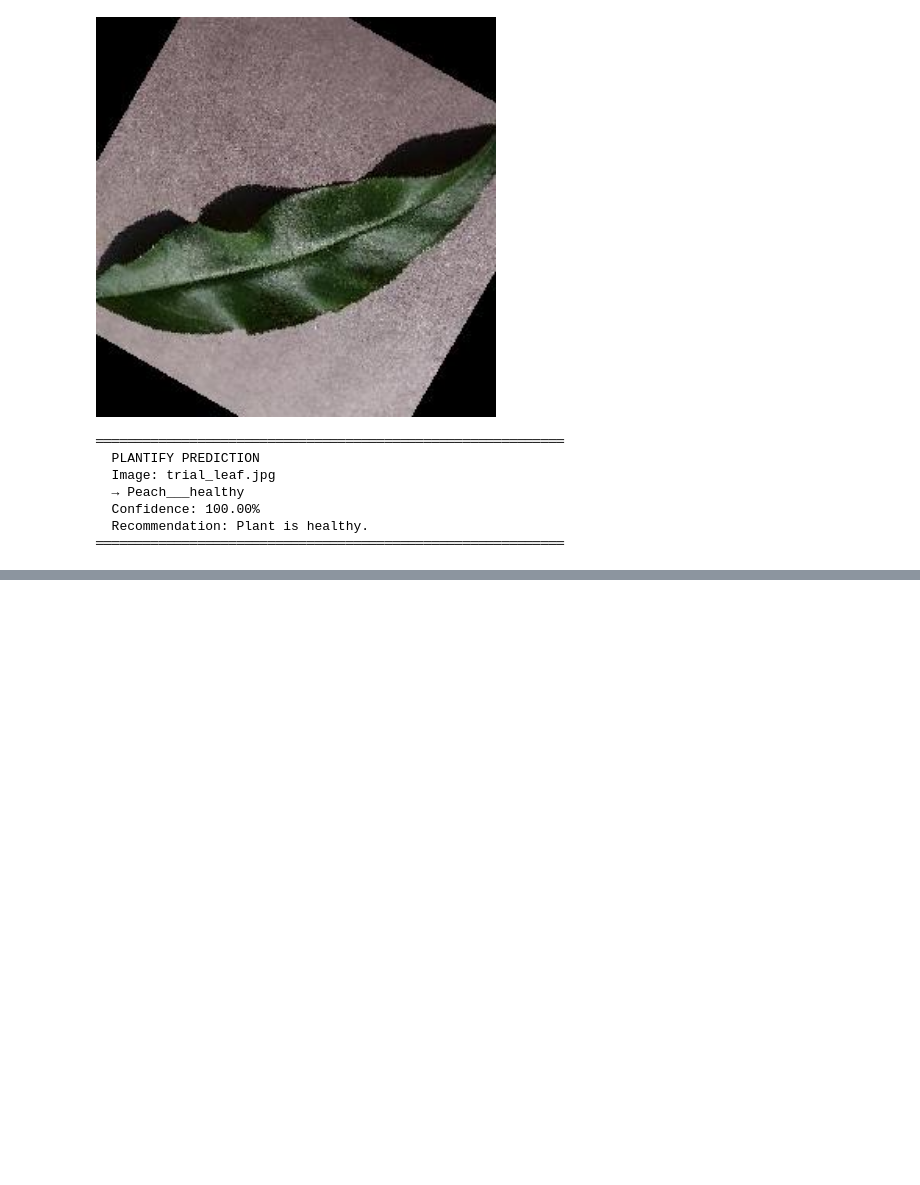
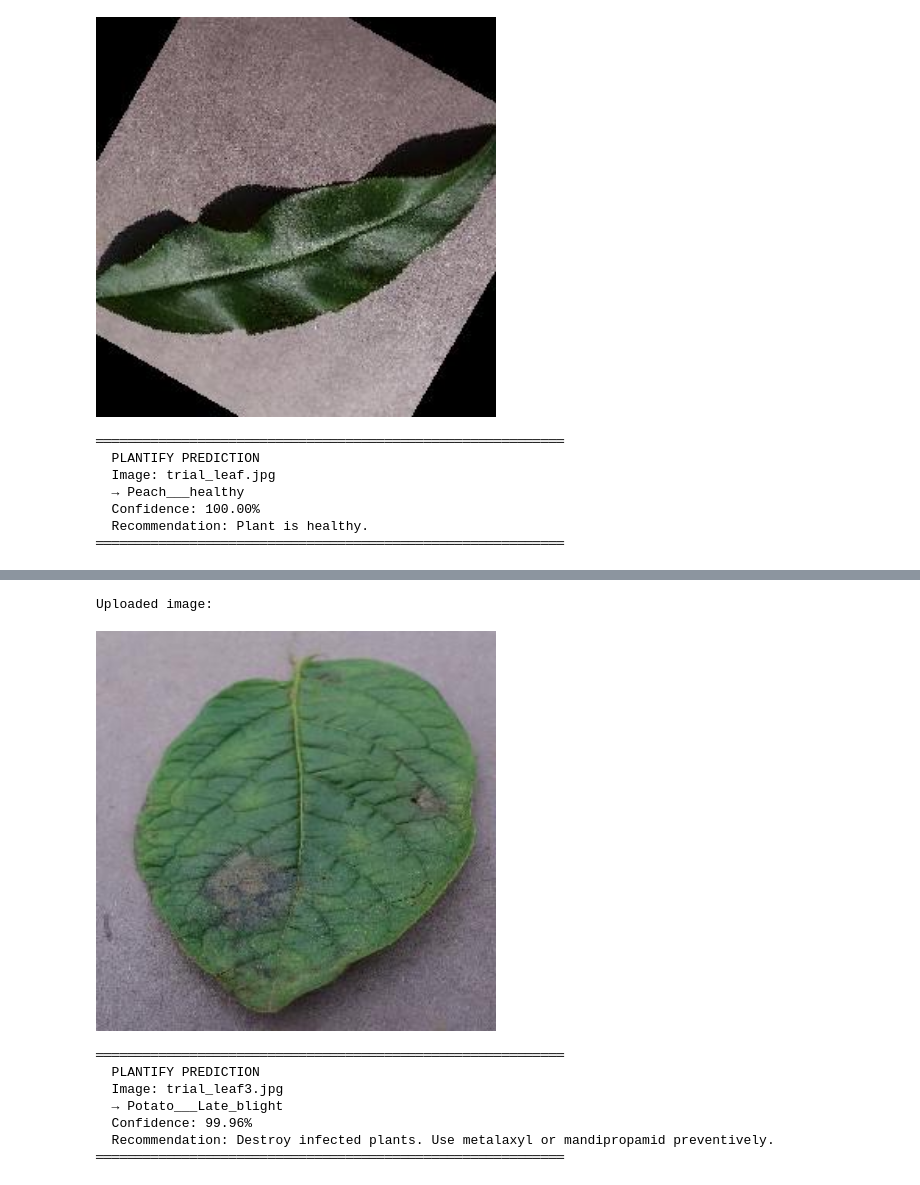
Before and after one commit to Tanishtha-Reddy/Plantify-Disease-Detection-for-Crops, a Jupyter notebook: Plantify_Disease_Detection.ipynb, the cells around one changed output, grey strips where cells are left out. Drawn from its saved outputs; the diff is of its cells as text; code cells hidden in the pictures; blank space fills up the shorter version.

```diff
--- a/Plantify_Disease_Detection.ipynb
+++ b/Plantify_Disease_Detection.ipynb
@@ -506,30 +534,0 @@ Drive already mounted at /content/drive; to attempt to forcibly remount, call dr
-# %%
-import torch
-import torch.nn as nn
-from torchvision import models, transforms
-from PIL import Image as PILImage   # ← use different name to avoid conflict
-import json
-from IPython.display import display, Image as DisplayImage
-
-# Paths
-MODEL_PATH   = "/content/drive/MyDrive/Plantify_Disease_Detection/plantify_best.pth"
-CLASSES_PATH = "/content/drive/MyDrive/Plantify_Disease_Detection/class_names.json"
-
-with open(CLASSES_PATH, 'r') as f:
-    class_names = json.load(f)
-
-device = torch.device("cuda" if torch.cuda.is_available() else "cpu")
-print("Device:", device)
-
-model = models.mobilenet_v2(weights=None)
-num_features = model.classifier[1].in_features
-model.classifier = nn.Sequential(
-    nn.Dropout(0.2),
-    nn.Linear(num_features, len(class_names))
-)
-
-model.load_state_dict(torch.load(MODEL_PATH, map_location=device))
-model = model.to(device)
-model.eval()
-
-print("Model loaded OK")
@@ -642,2 +638,14 @@ Uploaded image:
   Recommendation: Apply copper sprays. Remove infected twigs.
 ════════════════════════════════════════════════════════════
+# %%
+predict_leaf("/content/trial_leaf3.jpg")
+# %% [output]
+Uploaded image:
+[figure, added]
+════════════════════════════════════════════════════════════
+  PLANTIFY PREDICTION
+  Image: trial_leaf3.jpg
+  → Potato___Late_blight
+  Confidence: 99.96%
+  Recommendation: Destroy infected plants. Use metalaxyl or mandipropamid preventively.
+════════════════════════════════════════════════════════════
```
Also changed, not shown: parts of 26 cells of this notebook.
